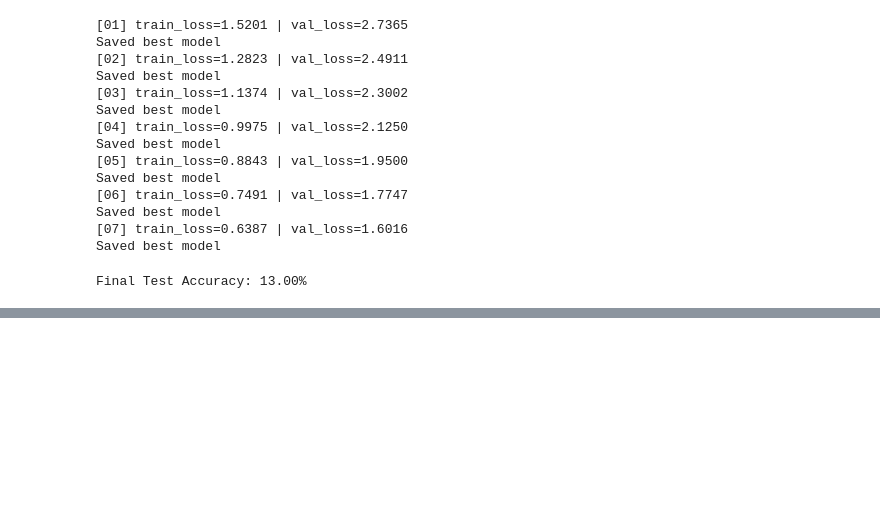
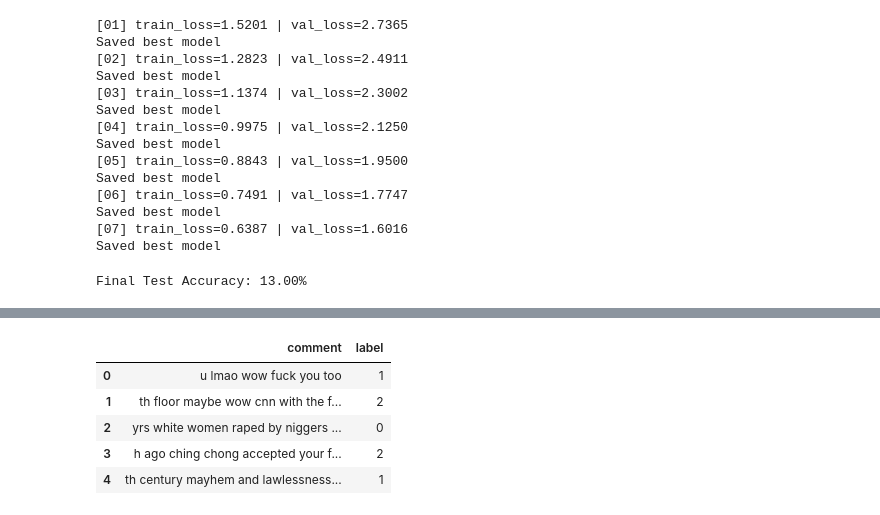
Before and after one commit to Borwec/ida_25_26, a Jupyter notebook: lab3/lab3.ipynb, the cells around one changed output, grey strips where cells are left out. Drawn from its saved outputs; the diff is of its cells as text; code cells hidden in the pictures; blank space fills up the shorter version.

```diff
--- a/lab3/lab3.ipynb
+++ b/lab3/lab3.ipynb
@@ -477,0 +505,3 @@ Final Test Accuracy: 13.00%
+# %%
+le = LabelEncoder()
+df["label"] = le.fit_transform(df["label"])
@@ -477,0 +515,9 @@ Final Test Accuracy: 13.00%
+# %%
+df.head()
+# %% [output]
+|  | comment | label |
+| 0 | u lmao wow fuck you too | 1 |
+| 1 | th floor maybe wow cnn with the f... | 2 |
+| 2 | yrs white women raped by niggers ... | 0 |
+| 3 | h ago ching chong accepted your f... | 2 |
+| 4 | th century mayhem and lawlessness... | 1 |
```
Also changed, not shown: parts of 30 cells of this notebook.
